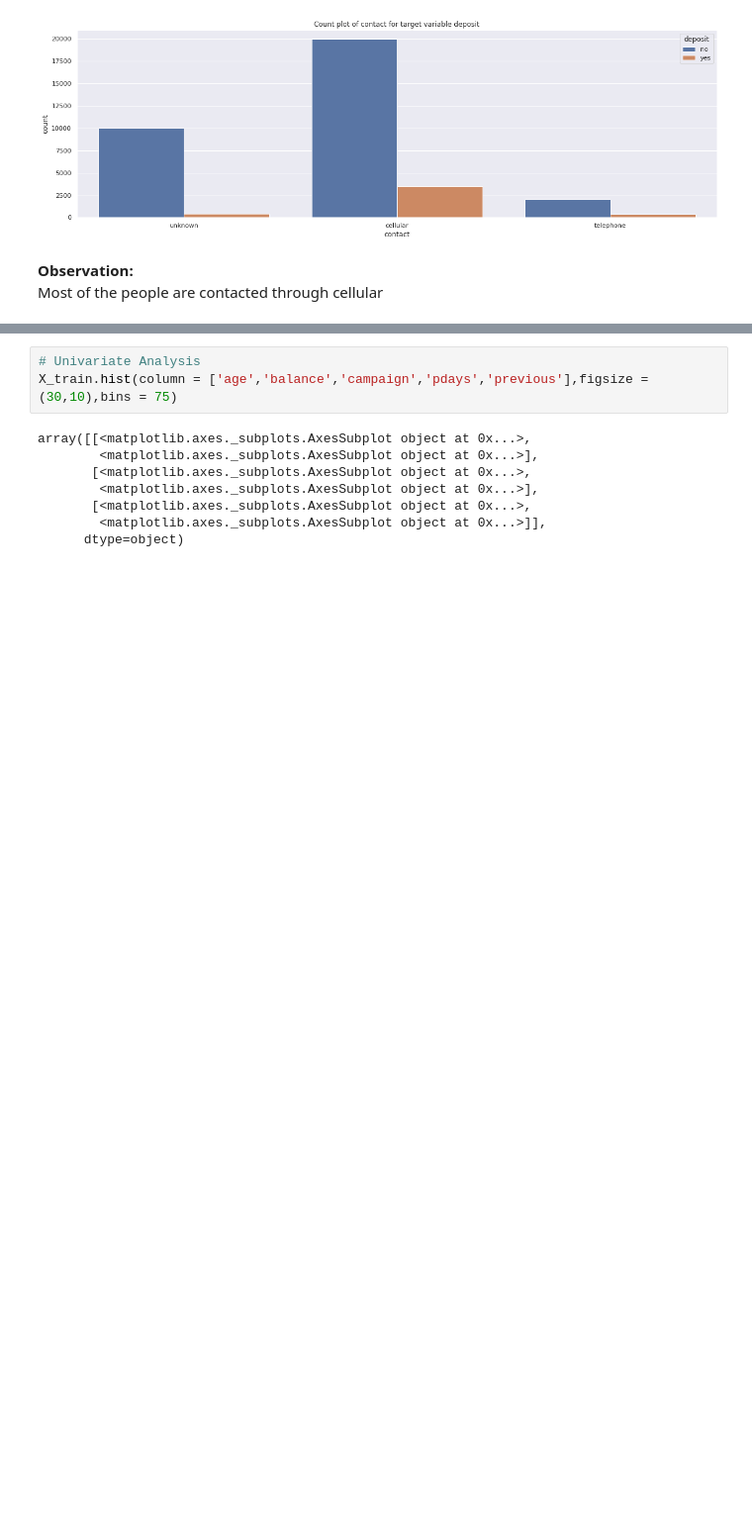
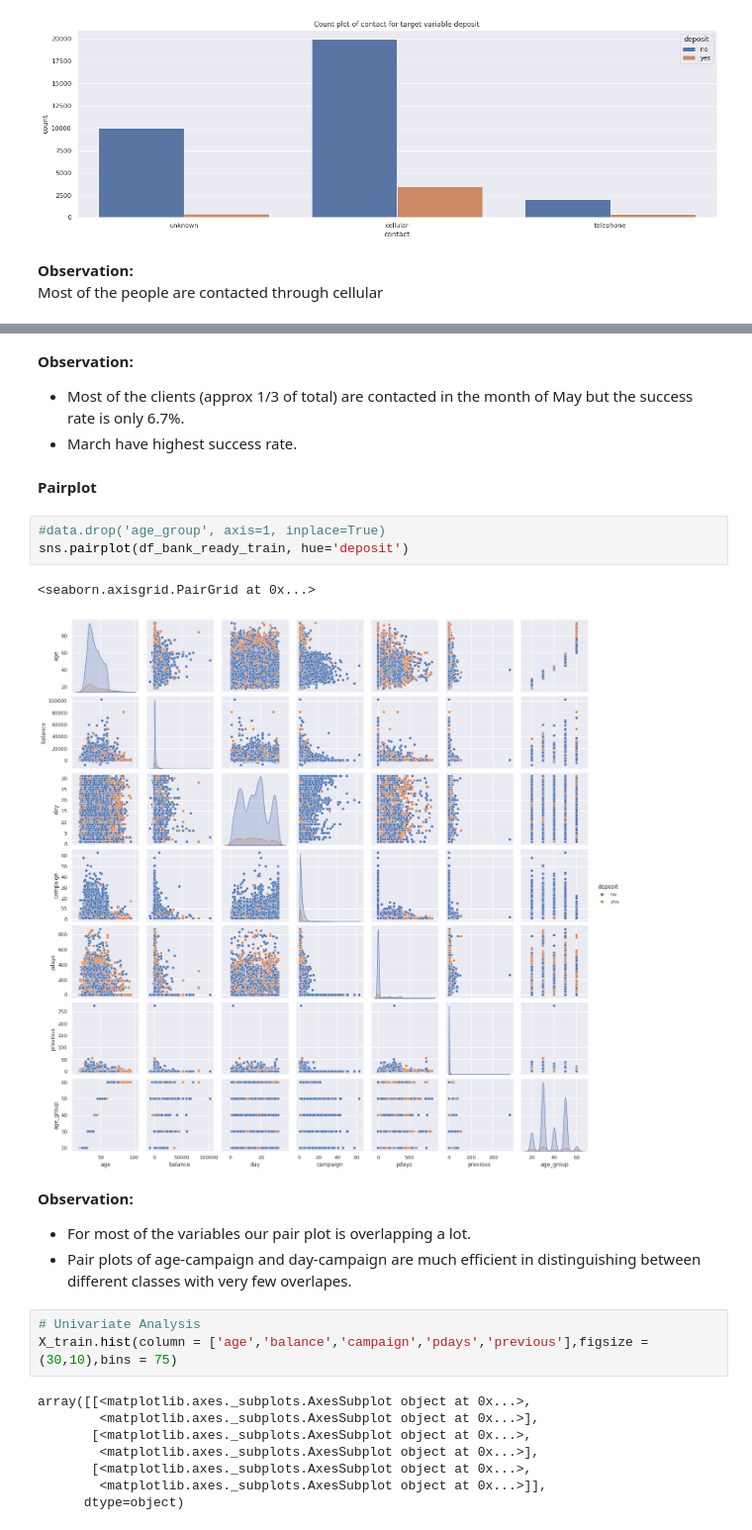
Before and after one commit to palit-ishan/Bank_Marketing_Campaign_Outcome, a Jupyter notebook: ML_Project_Notebook.ipynb, the cells around one changed output, grey strips where cells are left out. Shown at 99% size. Drawn from its saved outputs; the diff is of its cells as text; blank space fills up the shorter version.

```diff
--- a/ML_Project_Notebook.ipynb
+++ b/ML_Project_Notebook.ipynb
@@ -480,3 +538,19 @@ Most of the people are contacted through cellular
+# %% [markdown]
+__Observation:__
+* Most of the clients (approx 1/3 of total) are contacted in the month of May but the success rate is only 6.7%.
+* March have highest success rate.
+# %% [markdown]
+**Pairplot**
+# %%
+#data.drop('age_group', axis=1, inplace=True)
+sns.pairplot(df_bank_ready_train, hue='deposit')
+# %% [output]
+<seaborn.axisgrid.PairGrid at 0x...>
+[figure, added]
+# %% [markdown]
+__Observation:__
+* For most of the variables our pair plot is overlapping a lot.
+* Pair plots of age-campaign and day-campaign are much efficient in distinguishing between different classes with very few overlapes.
 # %%
 # Univariate Analysis
 X_train.hist(column = ['age','balance','campaign','pdays','previous'],figsize = (30,10),bins = 75)
```
Also changed, not shown: parts of 5 cells of this notebook.
